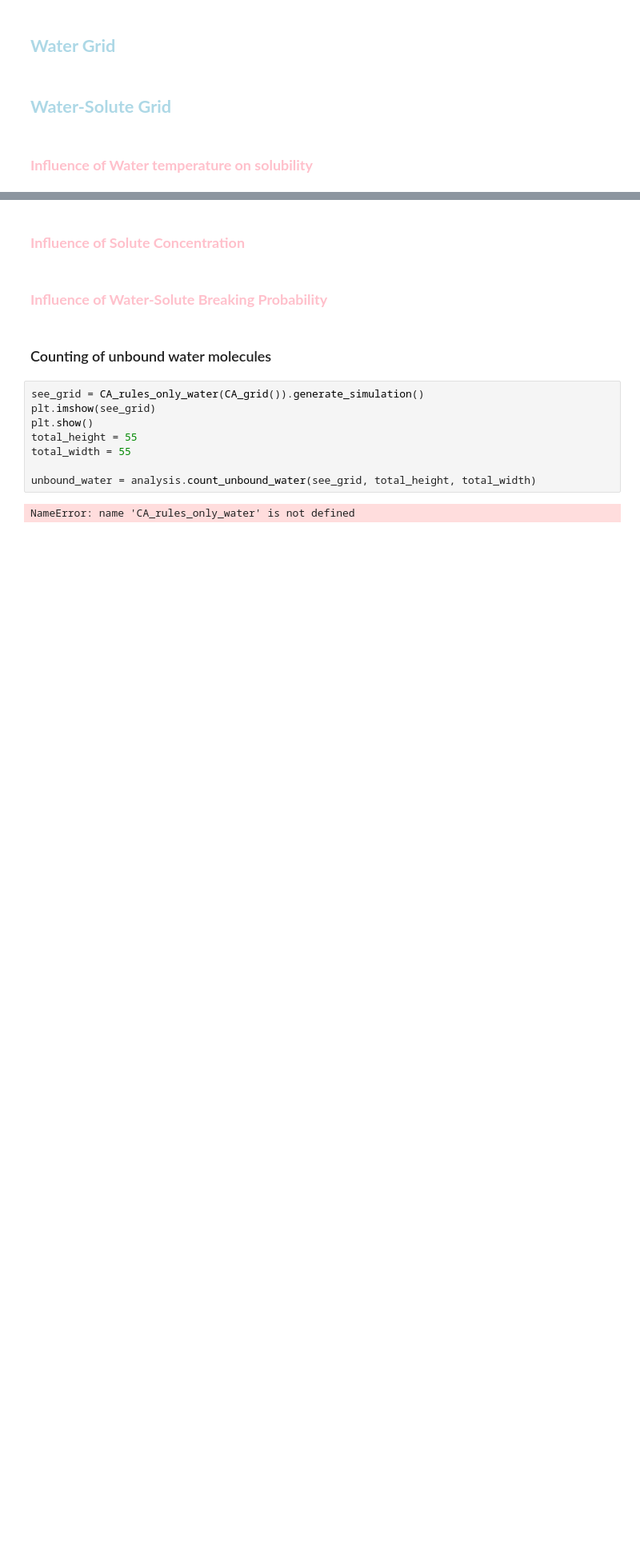
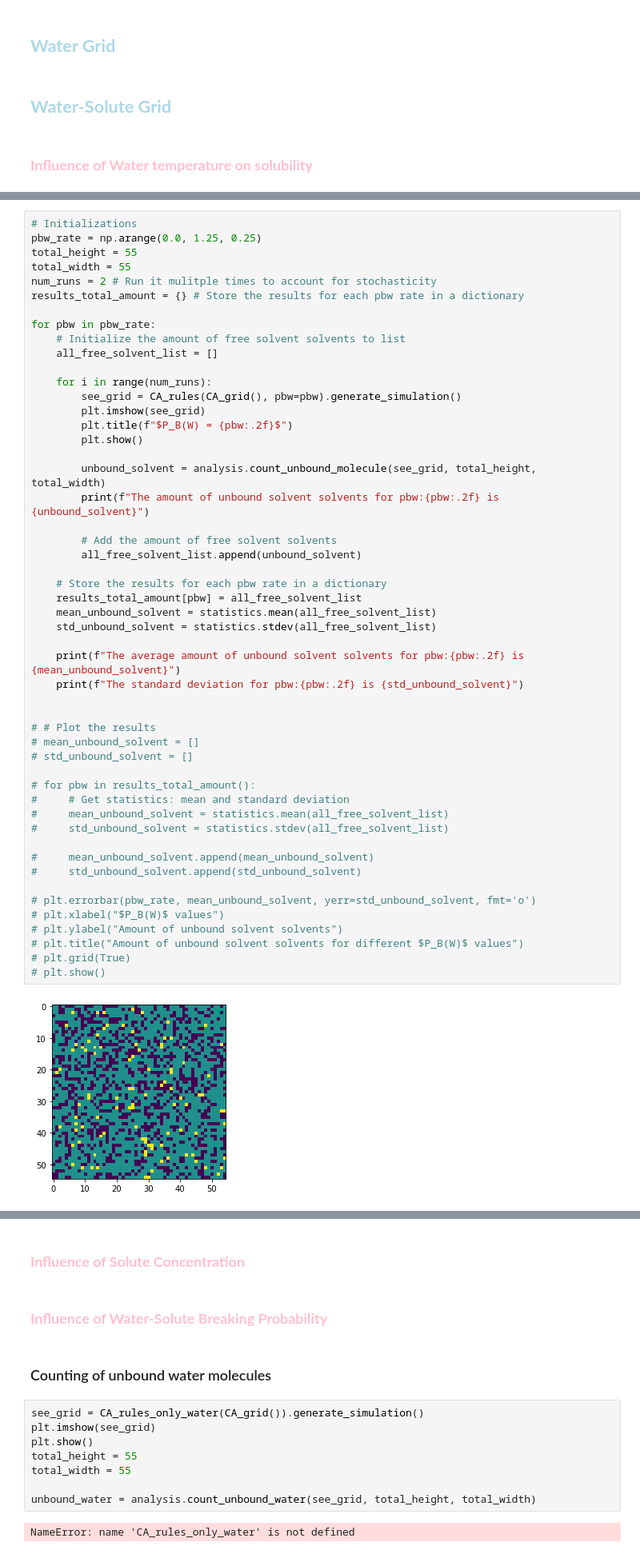
Before and after one commit to ThomasGlansdorp/CSS_19, a Jupyter notebook: main.ipynb, the cells around one changed output, grey strips where cells are left out. Shown at 80% size. Drawn from its saved outputs; the diff is of its cells as text; blank space fills up the shorter version.

```diff
--- a/main.ipynb
+++ b/main.ipynb
@@ -34,0 +81,53 @@ Solute cell = 2 </br>
+# %%
+# Initializations
+pbw_rate = np.arange(0.0, 1.25, 0.25)
+total_height = 55
+total_width = 55
+num_runs = 2 # Run it mulitple times to account for stochasticity
+results_total_amount = {} # Store the results for each pbw rate in a dictionary
+
+for pbw in pbw_rate:
+    # Initialize the amount of free solvent solvents to list
+    all_free_solvent_list = []
+
+    for i in range(num_runs):
+        see_grid = CA_rules(CA_grid(), pbw=pbw).generate_simulation()
+        plt.imshow(see_grid)
+        plt.title(f"$P_B(W) = {pbw:.2f}$")
+        plt.show()
+
+        unbound_solvent = analysis.count_unbound_molecule(see_grid, total_height, total_width)
+        print(f"The amount of unbound solvent solvents for pbw:{pbw:.2f} is {unbound_solvent}")
+
+        # Add the amount of free solvent solvents
+        all_free_solvent_list.append(unbound_solvent)
+
+    # Store the results for each pbw rate in a dictionary
+    results_total_amount[pbw] = all_free_solvent_list
+    mean_unbound_solvent = statistics.mean(all_free_solvent_list)
+    std_unbound_solvent = statistics.stdev(all_free_solvent_list)
+
+    print(f"The average amount of unbound solvent solvents for pbw:{pbw:.2f} is {mean_unbound_solvent}")
+    print(f"The standard deviation for pbw:{pbw:.2f} is {std_unbound_solvent}")
+
+
+# # Plot the results
+# mean_unbound_solvent = []
+# std_unbound_solvent = []
+
+# for pbw in results_total_amount():
+#     # Get statistics: mean and standard deviation
+#     mean_unbound_solvent = statistics.mean(all_free_solvent_list)
+#     std_unbound_solvent = statistics.stdev(all_free_solvent_list)
+
+#     mean_unbound_solvent.append(mean_unbound_solvent)
+#     std_unbound_solvent.append(std_unbound_solvent)
+
+# plt.errorbar(pbw_rate, mean_unbound_solvent, yerr=std_unbound_solvent, fmt='o')
+# plt.xlabel("$P_B(W)$ values")
+# plt.ylabel("Amount of unbound solvent solvents")
+# plt.title("Amount of unbound solvent solvents for different $P_B(W)$ values")
+# plt.grid(True)
+# plt.show()
+# %% [output]
+[figure, added]
```
Also changed, not shown: parts of 5 cells of this notebook, 2 other files.
